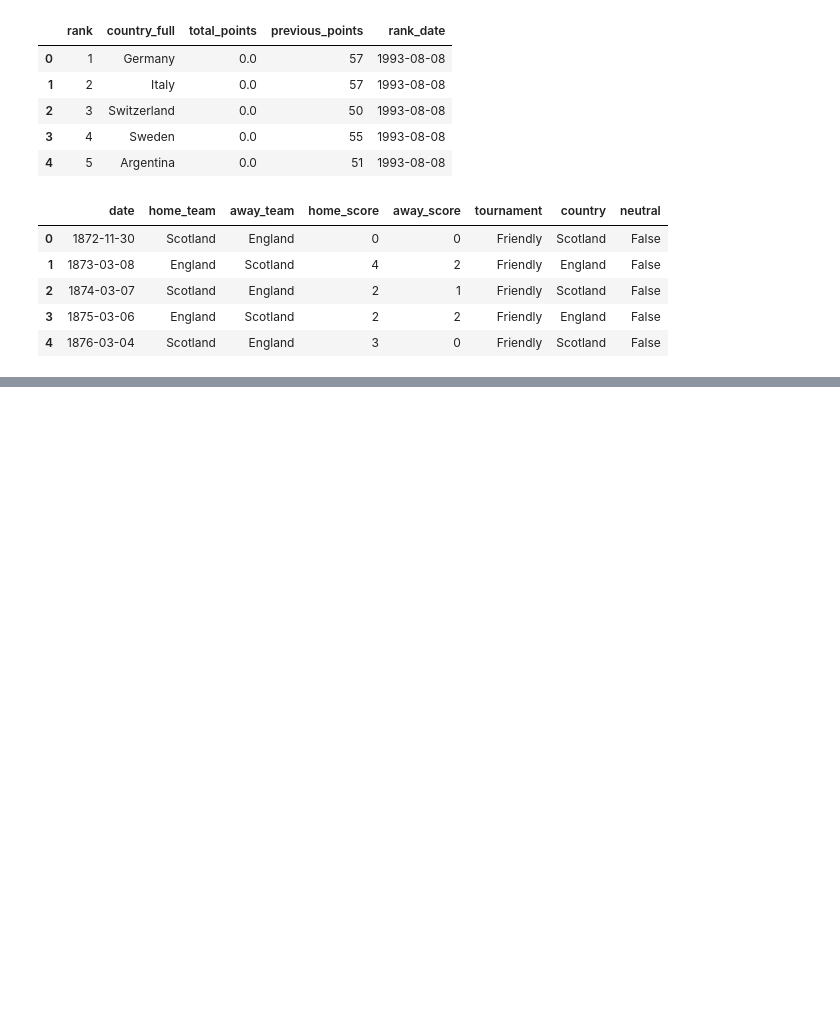
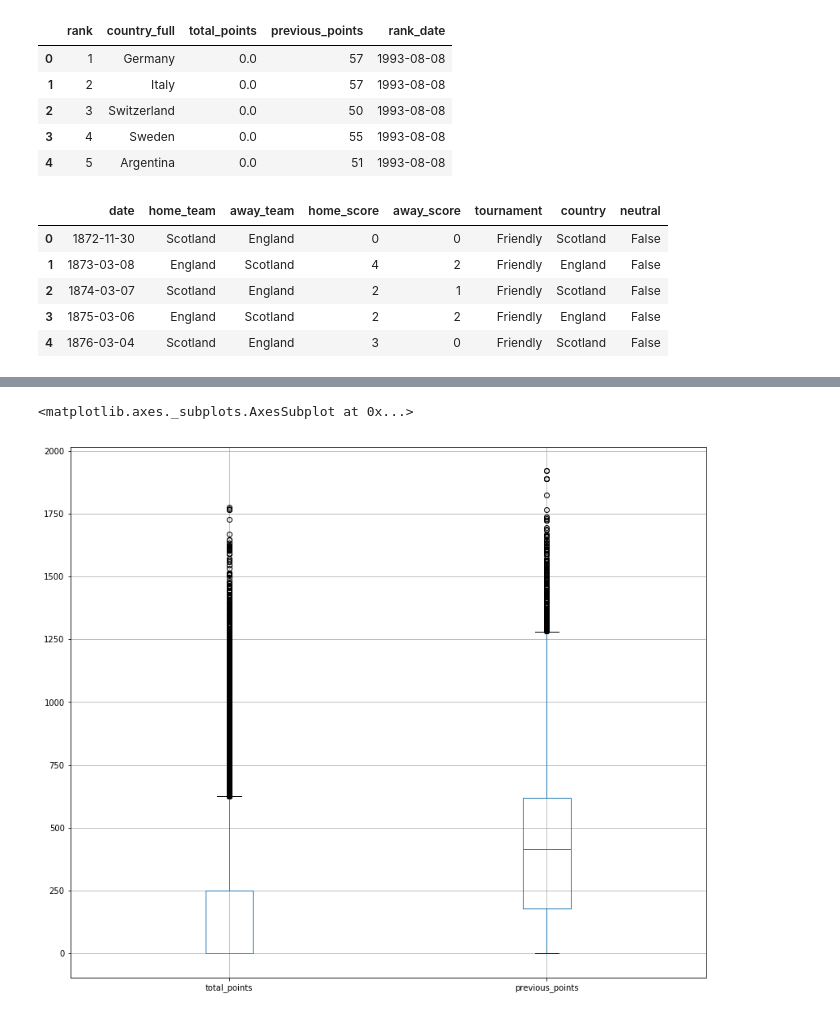
Before and after one commit to SamwelJane/Mchezopesa-Ltd-Football-analysis, a Jupyter notebook: Moringa_Data_Science_Core_W6_Independent_Project_2019_08_Samwel_Jane_Python_Notebook.ipynb, the cells around one changed output, grey strips where cells are left out. Cells and saved outputs as stored; diff of their text form; code cells hidden in the pictures; blank space fills up the shorter version.

```diff
--- a/Moringa_Data_Science_Core_W6_Independent_Project_2019_08_Samwel_Jane_Python_Notebook.ipynb
+++ b/Moringa_Data_Science_Core_W6_Independent_Project_2019_08_Samwel_Jane_Python_Notebook.ipynb
@@ -271,0 +221,8 @@ ValueError: ignored
+# %%
+column=['total_points','previous_points']
+plt.subplots(figsize=(14,12))
+final.boxplot(column)
+#Total point  column has more outliers than  previous points
+# %% [output]
+<matplotlib.axes._subplots.AxesSubplot at 0x...>
+[figure, added]
```
Also changed, not shown: parts of 59 cells of this notebook.
